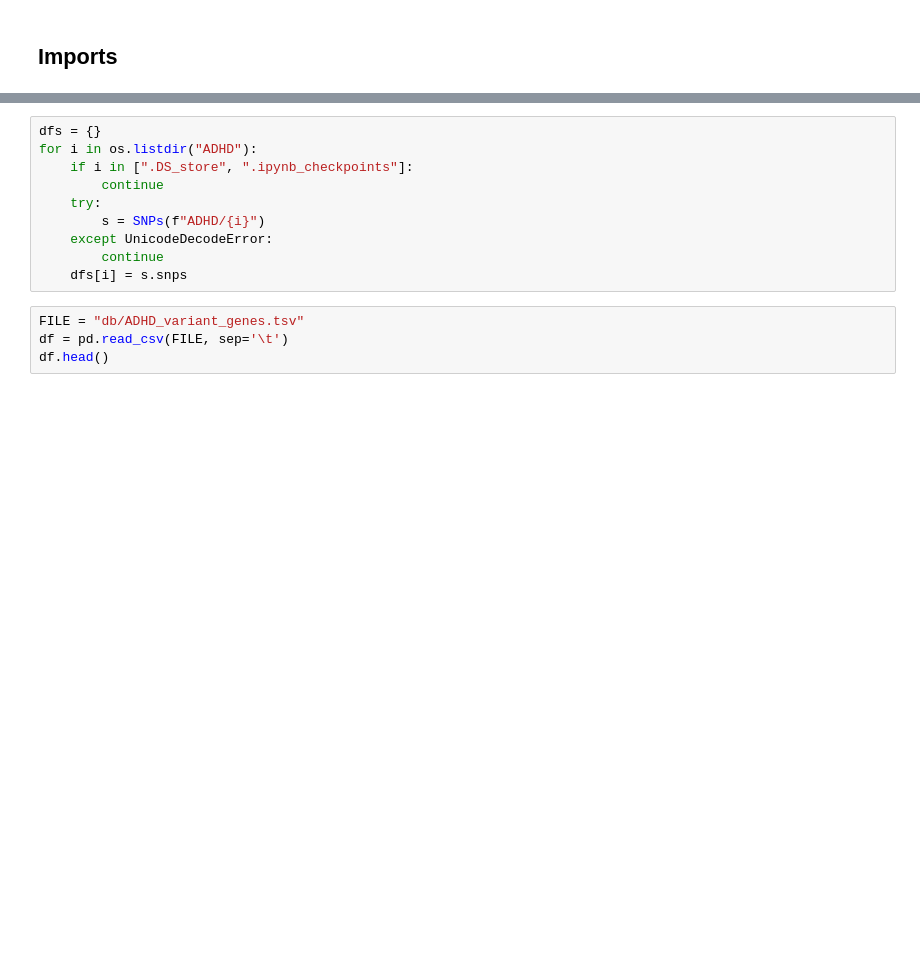
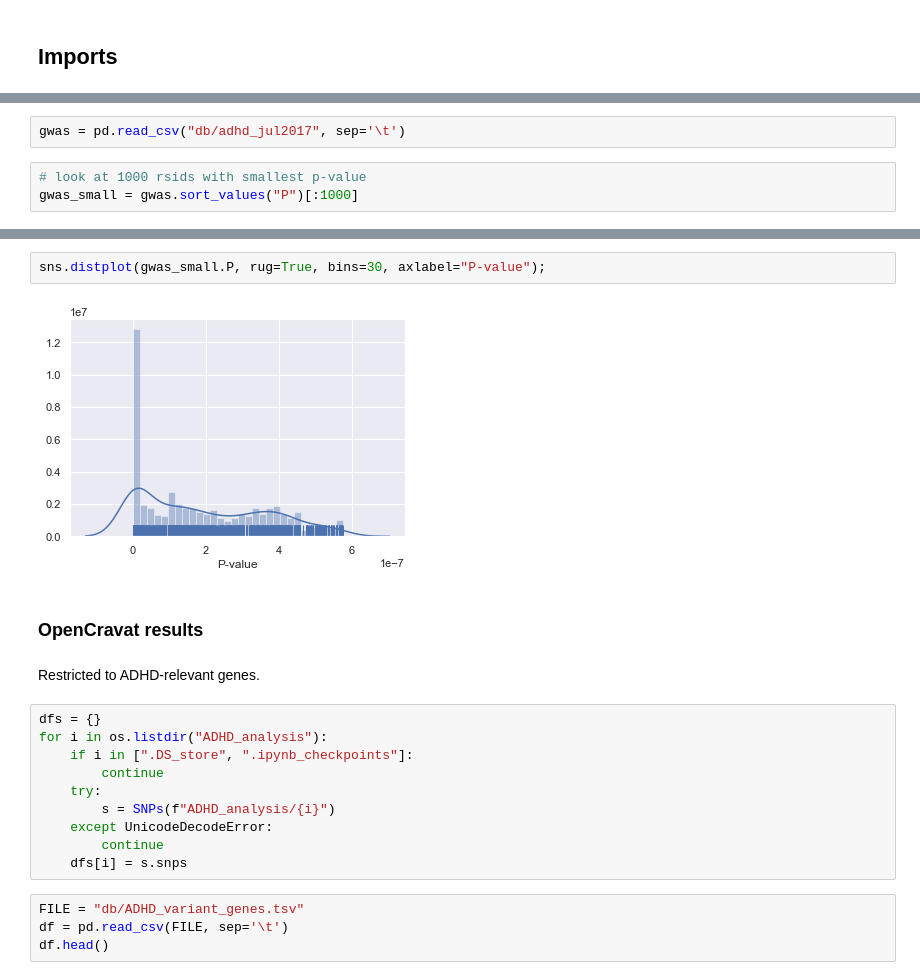
Before and after one commit to loftusa/ADHD, a Jupyter notebook: exploration.ipynb, the cells around one changed output, grey strips where cells are left out. Cells and saved outputs as stored; diff of their text form; blank space fills up the shorter version.

```diff
--- a/exploration.ipynb
+++ b/exploration.ipynb
@@ -7,0 +12,5 @@ from snps import SNPs
+# %%
+gwas = pd.read_csv("db/adhd_jul2017", sep='\t')
+# %%
+# look at 1000 rsids with smallest p-value
+gwas_small = gwas.sort_values("P")[:1000]
@@ -8,10 +31,18 @@ from snps import SNPs
+# %%
+sns.distplot(gwas_small.P, rug=True, bins=30, axlabel="P-value");
+# %% [output]
+[figure, added]
+# %% [markdown]
+### OpenCravat results
+# %% [markdown]
+Restricted to ADHD-relevant genes.
 # %%
 dfs = {}
-for i in os.listdir("ADHD"):
+for i in os.listdir("ADHD_analysis"):
     if i in [".DS_store", ".ipynb_checkpoints"]:
         continue
     try:
-        s = SNPs(f"ADHD/{i}")
+        s = SNPs(f"ADHD_analysis/{i}")
     except UnicodeDecodeError:
         continue
     dfs[i] = s.snps
```
Also changed, not shown: parts of 12 cells of this notebook, 1 other file.
